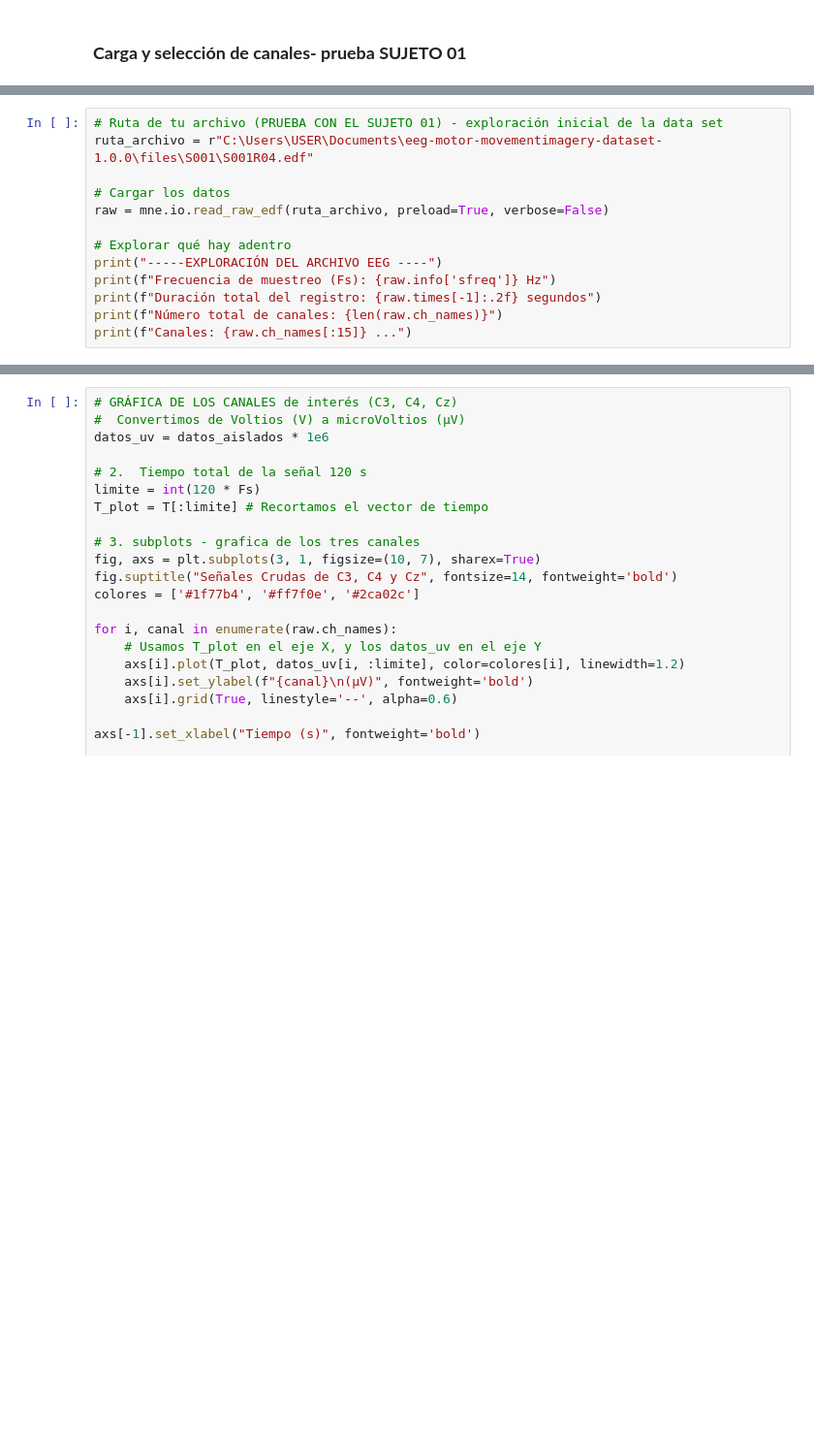
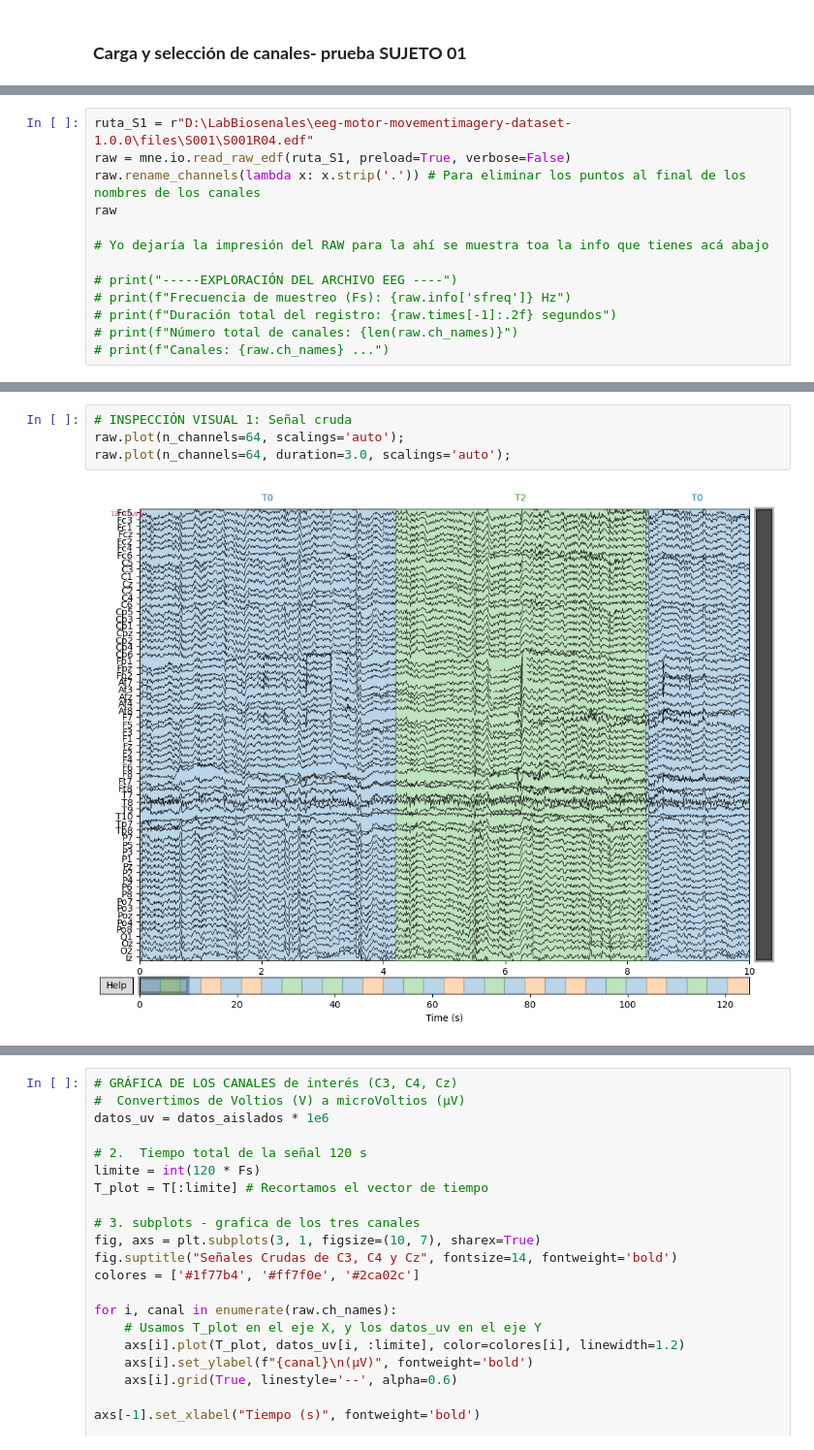
Before and after one commit to PaulaCCano/lab_Biosenales, a Jupyter notebook: avances_proyecto.ipynb, the cells around one changed output, grey strips where cells are left out. Shown at 97% size. Saved outputs shown, nothing was run; the diff lists cells and outputs as text; blank space fills up the shorter version.

Commit message:
agregué algunas gráficas para la inspección inicial

```diff
--- a/avances_proyecto.ipynb
+++ b/avances_proyecto.ipynb
@@ -96,14 +92,14 @@ warnings.filterwarnings('ignore')
 # %%
-# Ruta de tu archivo (PRUEBA CON EL SUJETO 01) - exploración inicial de la data set
-ruta_archivo = r"C:\Users\USER\Documents\eeg-motor-movementimagery-dataset-1.0.0\files\S001\S001R04.edf"
+ruta_S1 = r"D:\LabBiosenales\eeg-motor-movementimagery-dataset-1.0.0\files\S001\S001R04.edf"
+raw = mne.io.read_raw_edf(ruta_S1, preload=True, verbose=False)
+raw.rename_channels(lambda x: x.strip('.')) # Para eliminar los puntos al final de los nombres de los canales
+raw
 
-# Cargar los datos
-raw = mne.io.read_raw_edf(ruta_archivo, preload=True, verbose=False)
+# Yo dejaría la impresión del RAW para la ahí se muestra toa la info que tienes acá abajo
 
-# Explorar qué hay adentro
-print("-----EXPLORACIÓN DEL ARCHIVO EEG ----")
-print(f"Frecuencia de muestreo (Fs): {raw.info['sfreq']} Hz")
-print(f"Duración total del registro: {raw.times[-1]:.2f} segundos")
-print(f"Número total de canales: {len(raw.ch_names)}")
-print(f"Canales: {raw.ch_names[:15]} ...")
+# print("-----EXPLORACIÓN DEL ARCHIVO EEG ----")
+# print(f"Frecuencia de muestreo (Fs): {raw.info['sfreq']} Hz")
+# print(f"Duración total del registro: {raw.times[-1]:.2f} segundos")
+# print(f"Número total de canales: {len(raw.ch_names)}")
+# print(f"Canales: {raw.ch_names} ...")
 # %% [output]
@@ -114,0 +122,6 @@ Canales: ['Fc5.', 'Fc3.', 'Fc1.', 'Fcz.', 'Fc2.', 'Fc4.', 'Fc6.', 'C5..', 'C3..'
+# %%
+# INSPECCIÓN VISUAL 1: Señal cruda
+raw.plot(n_channels=64, scalings='auto');
+raw.plot(n_channels=64, duration=3.0, scalings='auto');
+# %% [output]
+[figure, added]
```
Also changed, not shown: parts of 8 cells of this notebook.
